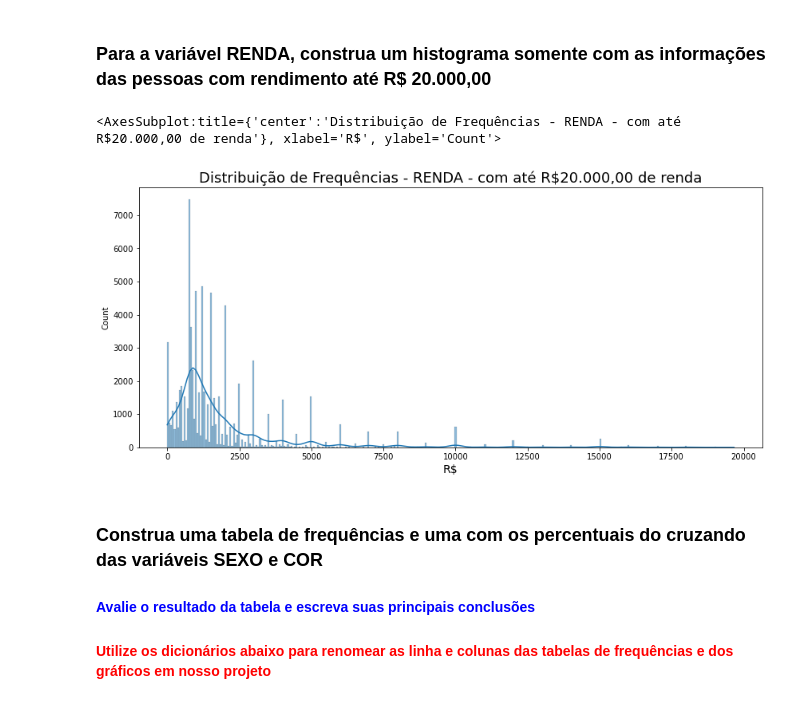
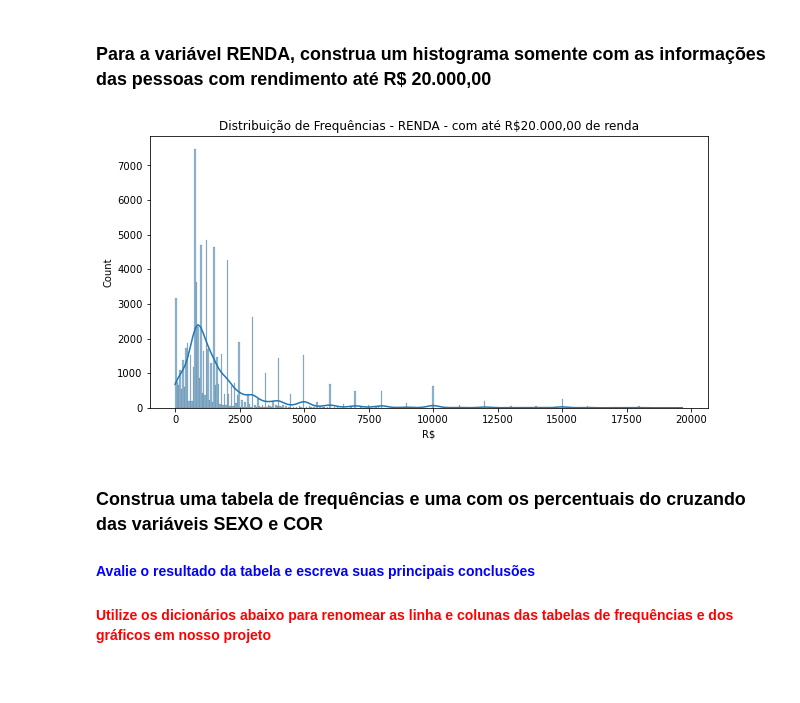
Before and after one commit to dehscardoso/desenvolve-boticario, a Jupyter notebook: Semana 07/Estatística com Python Parte 1 - Frequências e Medidas/Analise_Descritiva.ipynb, the cells around one changed output. Saved outputs shown, nothing was run; the diff lists cells and outputs as text; code cells hidden in the pictures.

```diff
--- a/Semana 07/Estatística com Python Parte 1 - Frequências e Medidas/Analise_Descritiva.ipynb
+++ b/Semana 07/Estatística com Python Parte 1 - Frequências e Medidas/Analise_Descritiva.ipynb
@@ -276,13 +269,11 @@ ax
 ### Para a variável RENDA, construa um histograma somente com as informações das pessoas com rendimento até R$ 20.000,00
 # %%
 ax = sns.histplot(dados.query('Renda < 20000')['Renda'], kde=True)
-ax.figure.set_size_inches(14, 6)
-ax.set_title('Distribuição de Frequências - RENDA - com até R$20.000,00 de renda', fontsize=18)
-ax.set_xlabel('R$', fontsize=14)
-ax
+ax.figure.set_size_inches(10, 5)
+ax.set_title('Distribuição de Frequências - RENDA - com até R$20.000,00 de renda', fontsize=12)
+ax.set_xlabel('R$', fontsize=10);
 # %% [output]
-<AxesSubplot:title={'center':'Distribuição de Frequências - RENDA - com até R$20.000,00 de renda'}, xlabel='R$', ylabel='Count'>
-[figure, old version]
+[figure, new version]
 # %% [markdown]
 ### Construa uma tabela de frequências e uma com os percentuais do cruzando das variáveis SEXO e COR
 #### <font color='blue'>Avalie o resultado da tabela e escreva suas principais conclusões</font>
```
Also changed, not shown: parts of 9 cells of this notebook, 1 other file.
